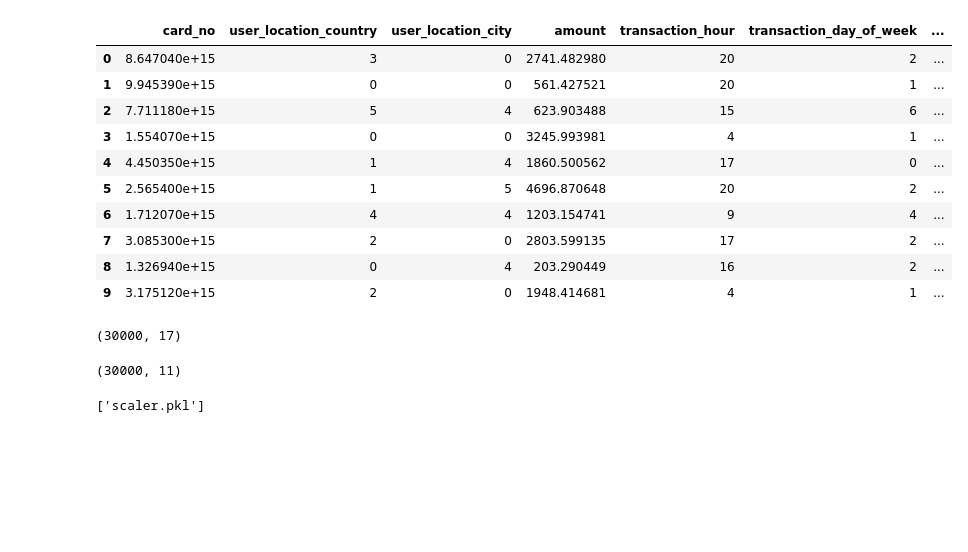
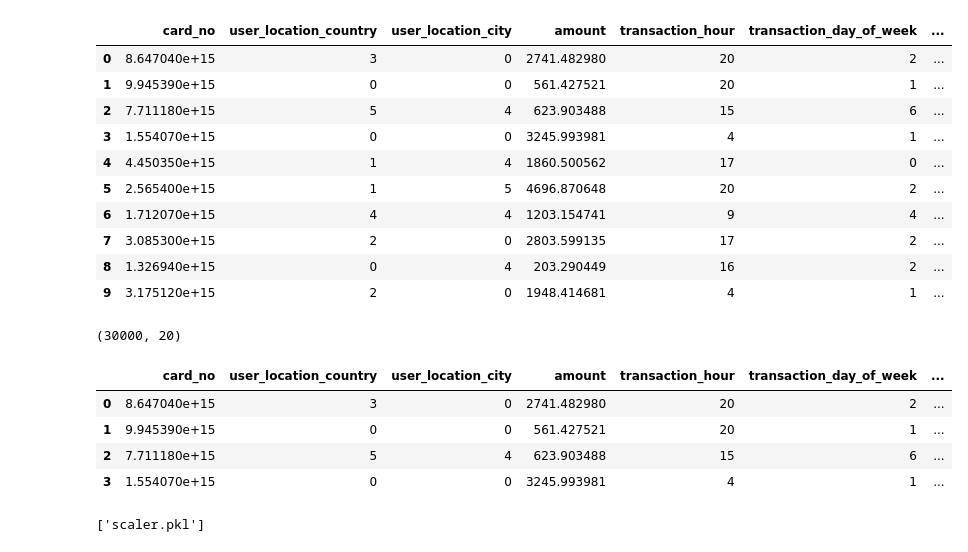
Before and after one commit to mihireshjoshi/tic-tac-tech, a Jupyter notebook: backend/parth/models/fraud_detect.ipynb, the cells around one changed output. Saved outputs shown, nothing was run; the diff lists cells and outputs as text; code cells hidden in the pictures; blank space fills up the shorter version.

Commit message:
Fraud updated for receiver end

```diff
--- a/backend/parth/models/fraud_detect.ipynb
+++ b/backend/parth/models/fraud_detect.ipynb
@@ -16,7 +16,7 @@ from xgboost import XGBClassifier
 from sklearn.model_selection import learning_curve
 from sklearn.metrics import make_scorer, f1_score
 # %%
-df  = pd.read_csv("./refined.csv")
+df  = pd.read_csv("./fraud_detection.csv")
 df.head(10)
 # %% [output]
 |  | card_no | user_location_country | user_location_city | amount | transaction_hour | transaction_day_of_week | ... |
@@ -31,13 +31,18 @@ df.head(10)
 | 8 | 1.326940e+15 | 0 | 4 | 203.290449 | 16 | 2 | ... |
 | 9 | 3.175120e+15 | 2 | 0 | 1948.414681 | 4 | 1 | ... |
 # %%
-X = df.drop(columns=['card_no', 'potential_fraud','user_location_country','user_location_city','upi_id','email_domain'])
+X = df.drop(columns=['card_no', 'potential_fraud','user_location_country','user_location_city','upi_id','email_domain','city_consistency','receiver_location_city'])
 y = df['potential_fraud']
 print(df.shape)
 X.shape
+df.head(4)
 # %% [output]
-(30000, 17)
+(30000, 20)
-(30000, 11)
+|  | card_no | user_location_country | user_location_city | amount | transaction_hour | transaction_day_of_week | ... |
+| 0 | 8.647040e+15 | 3 | 0 | 2741.482980 | 20 | 2 | ... |
+| 1 | 9.945390e+15 | 0 | 0 | 561.427521 | 20 | 1 | ... |
+| 2 | 7.711180e+15 | 5 | 4 | 623.903488 | 15 | 6 | ... |
+| 3 | 1.554070e+15 | 0 | 0 | 3245.993981 | 4 | 1 | ... |
 # %%
 scaler = StandardScaler()
 X_scaled = scaler.fit_transform(X)
```
Also changed, not shown: parts of 2 cells of this notebook, 4 other files.
